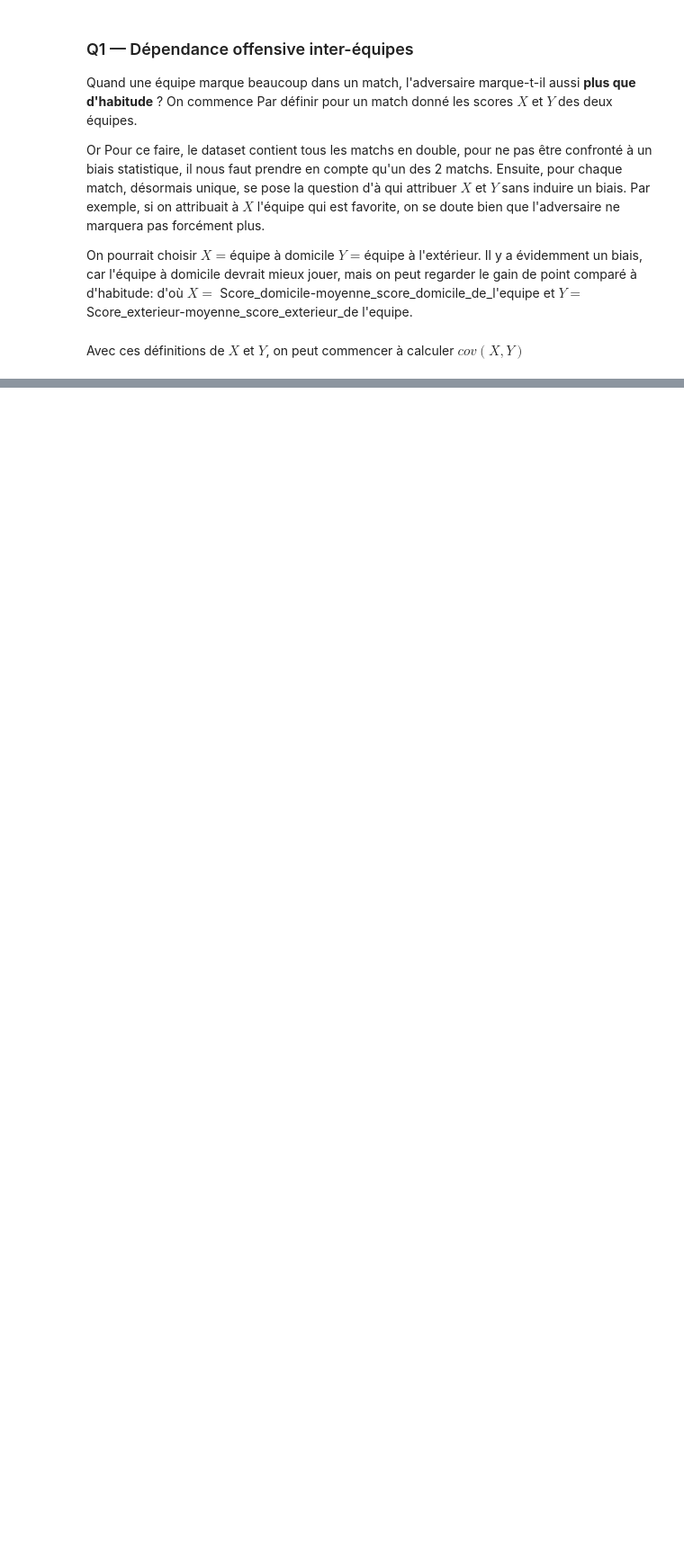
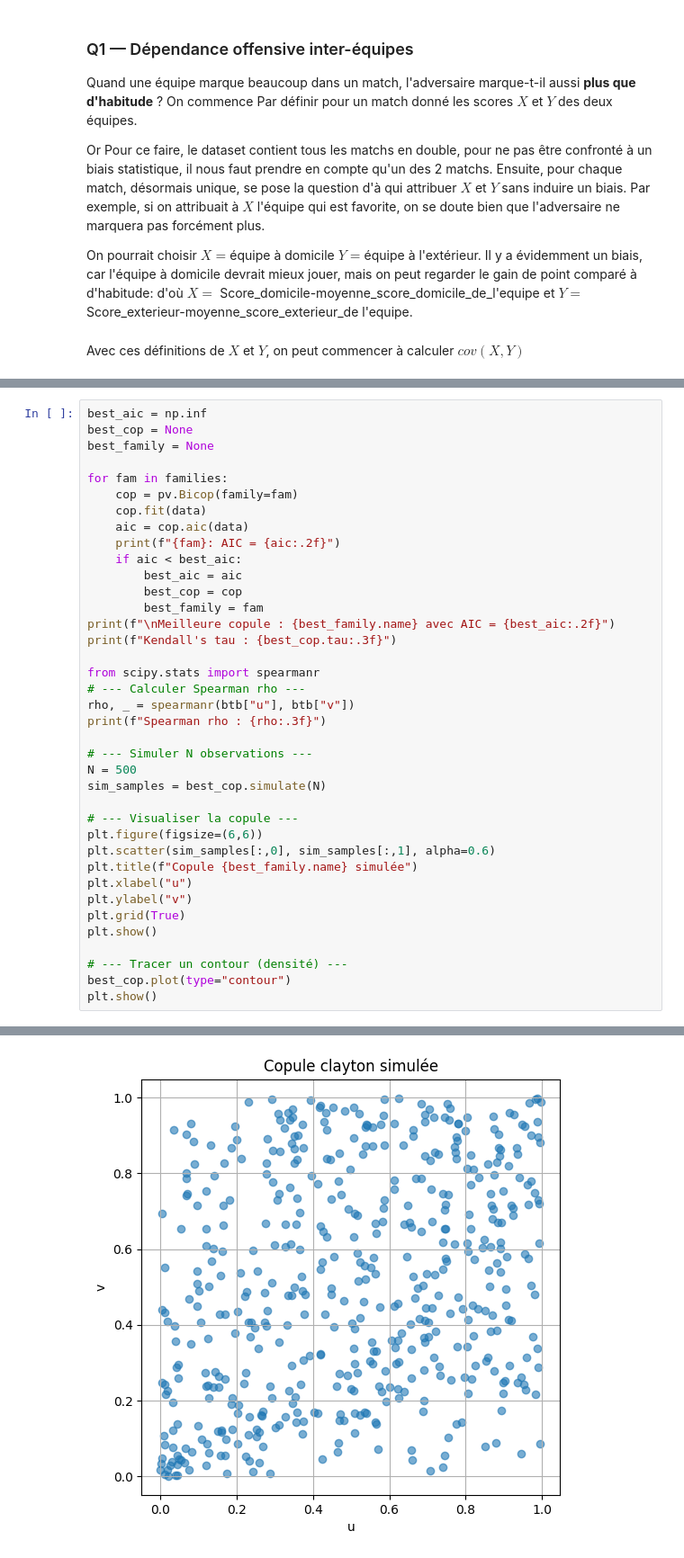
Before and after one commit to Lduvignacq/Analyse-statistique-du-momentum-dans-le-sport---Application-la-NBA, a Jupyter notebook: copule.ipynb, the cells around one changed output, grey strips where cells are left out. Shown at 90% size. Saved outputs shown, nothing was run; the diff lists cells and outputs as text; blank space fills up the shorter version.

```diff
--- a/copule.ipynb
+++ b/copule.ipynb
@@ -44,0 +375,39 @@ df1.head()
+# %%
+best_aic = np.inf
+best_cop = None
+best_family = None
+
+for fam in families:
+    cop = pv.Bicop(family=fam)
+    cop.fit(data)
+    aic = cop.aic(data)
+    print(f"{fam}: AIC = {aic:.2f}")
+    if aic < best_aic:
+        best_aic = aic
+        best_cop = cop
+        best_family = fam
+print(f"\nMeilleure copule : {best_family.name} avec AIC = {best_aic:.2f}")
+print(f"Kendall's tau : {best_cop.tau:.3f}")
+
+from scipy.stats import spearmanr
+# --- Calculer Spearman rho ---
+rho, _ = spearmanr(btb["u"], btb["v"])
+print(f"Spearman rho : {rho:.3f}")
+
+# --- Simuler N observations ---
+N = 500
+sim_samples = best_cop.simulate(N)
+
+# --- Visualiser la copule ---
+plt.figure(figsize=(6,6))
+plt.scatter(sim_samples[:,0], sim_samples[:,1], alpha=0.6)
+plt.title(f"Copule {best_family.name} simulée")
+plt.xlabel("u")
+plt.ylabel("v")
+plt.grid(True)
+plt.show()
+
+# --- Tracer un contour (densité) ---
+best_cop.plot(type="contour")
+plt.show()
+# %% [output]
@@ -44,0 +423 @@ df1.head()
+[figure, added]
```
Also changed, not shown: parts of 56 cells of this notebook.
